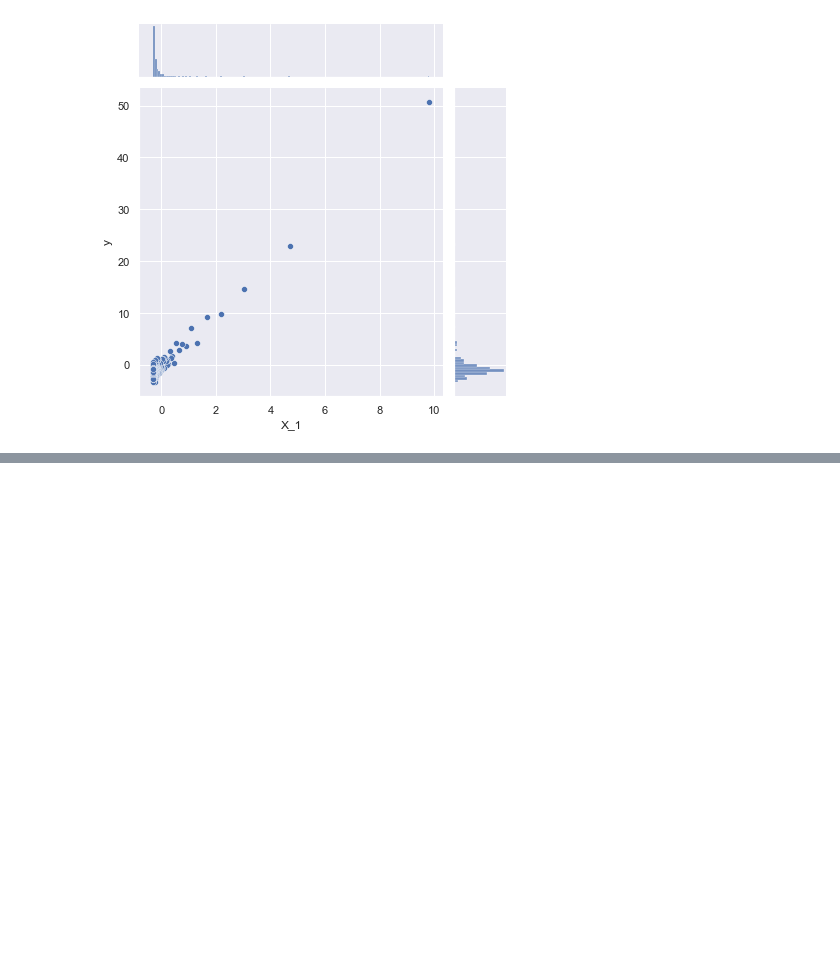
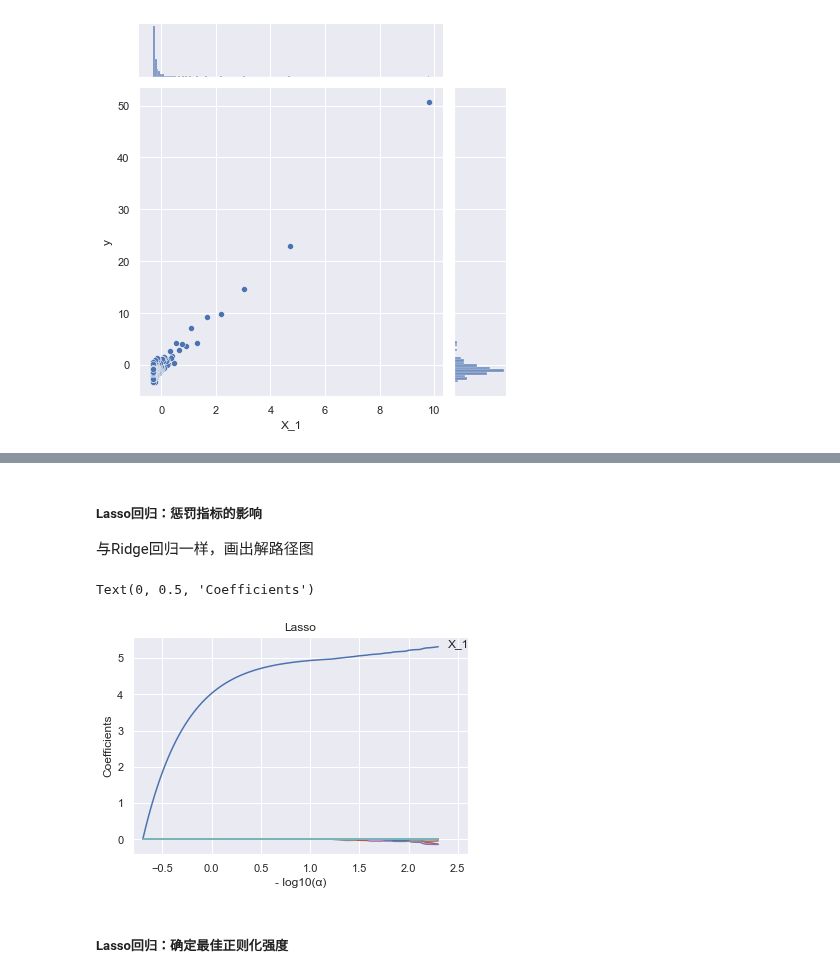
Before and after one commit to yuanzhen-lucas/mybioinfo, a Jupyter notebook: python/chapter7_python进行数据分析.ipynb, the cells around one changed output, grey strips where cells are left out. Drawn from its saved outputs; the diff is of its cells as text; code cells hidden in the pictures; blank space fills up the shorter version.

Commit message:
update lasso best 阿尔法

```diff
--- a/python/chapter7_python进行数据分析.ipynb
+++ b/python/chapter7_python进行数据分析.ipynb
@@ -129,0 +187,10 @@ sns.jointplot(y = "y", x  = "X_1", data =  large_data)
+# %%
+# 通过交叉验证法求α
+ridge_best = linear_model.RidgeCV(
+    cv = 10, alphas = ridge_alphas, fit_intercept = False
+)
+ridge_best.fit(X, y)
+# 最佳的α
+-sp.log10(ridge_best.alpha_)
+ridge_best.alpha_
+ridge_best.coef_
@@ -129,0 +211,27 @@ sns.jointplot(y = "y", x  = "X_1", data =  large_data)
+# %% [markdown]
+##### Lasso回归：惩罚指标的影响
+与Ridge回归一样，画出解路径图
+# %%
+lasso_alphas, lasso_coefs, _ = linear_model.lasso_path(X, y,
+                                                       fit_intercept = False)
+
+# 对α取对数
+log_alphas = -sp.log10(lasso_alphas)
+# 绘制曲线，横轴为-log10(α)，纵轴是系数
+plt.plot(log_alphas, lasso_coefs.T)
+# 标出解释变量X_1的私塾
+plt.text(max(log_alphas) + 0.1 , lasso_coefs[0, -1], "X_1")
+# X轴的范围
+plt.xlim([min(log_alphas) - 0.1, max(log_alphas) + 0.3])
+# 轴标签
+plt.title("Lasso")
+plt.xlabel("- log10(α)")
+plt.ylabel("Coefficients")
+
+
+# 除了X_1之外，其余解释变量基本为0，这就是L1正则化的效果
+# %% [output]
+Text(0, 0.5, 'Coefficients')
+[figure, added]
+# %% [markdown]
+##### Lasso回归：确定最佳正则化强度
```
Also changed, not shown: parts of 6 cells of this notebook.
